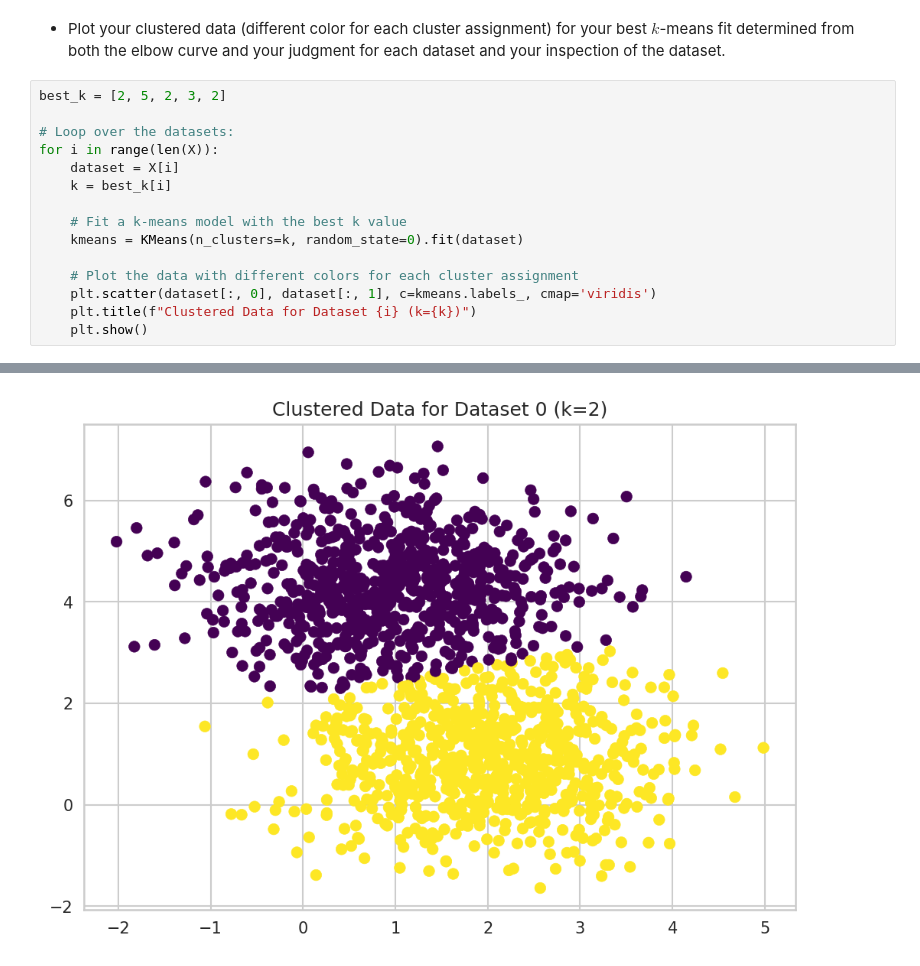
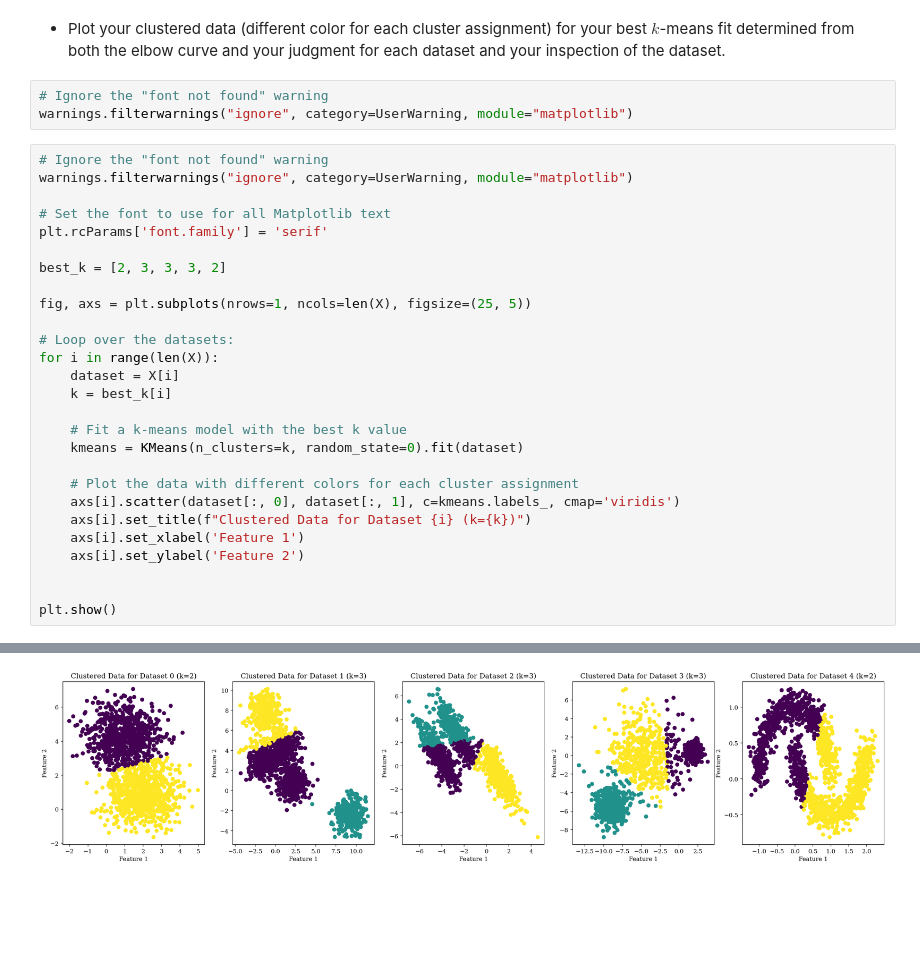
Before and after one commit to srt3264/ml_homework_5, a Jupyter notebook: numer_2_3_real.ipynb, the cells around one changed output, grey strips where cells are left out. Drawn from its saved outputs; the diff is of its cells as text; blank space fills up the shorter version.

```diff
--- a/numer_2_3_real.ipynb
+++ b/numer_2_3_real.ipynb
@@ -165,7 +186,18 @@ Below this paragraph is summarized tabularly.
 # %% [markdown]
 - Plot your clustered data (different color for each cluster assignment) for your best $k$-means fit determined from both the elbow curve and your judgment for each dataset and your inspection of the dataset.
+# %%
+# Ignore the "font not found" warning
+warnings.filterwarnings("ignore", category=UserWarning, module="matplotlib")
 # %%
-best_k = [2, 5, 2, 3, 2]
+# Ignore the "font not found" warning
+warnings.filterwarnings("ignore", category=UserWarning, module="matplotlib")
+
+# Set the font to use for all Matplotlib text
+plt.rcParams['font.family'] = 'serif'
+
+best_k = [2, 3, 3, 3, 2]
+
+fig, axs = plt.subplots(nrows=1, ncols=len(X), figsize=(25, 5))
 
 # Loop over the datasets:
 for i in range(len(X)):
@@ -176,7 +208,11 @@ for i in range(len(X)):
     kmeans = KMeans(n_clusters=k, random_state=0).fit(dataset)
 
     # Plot the data with different colors for each cluster assignment
-    plt.scatter(dataset[:, 0], dataset[:, 1], c=kmeans.labels_, cmap='viridis')
-    plt.title(f"Clustered Data for Dataset {i} (k={k})")
-    plt.show()
+    axs[i].scatter(dataset[:, 0], dataset[:, 1], c=kmeans.labels_, cmap='viridis')
+    axs[i].set_title(f"Clustered Data for Dataset {i} (k={k})")
+    axs[i].set_xlabel('Feature 1')
+    axs[i].set_ylabel('Feature 2')
+
+
+plt.show()
 # %% [output]
@@ -200 +219 @@ findfont: Generic family 'sans-serif' not found because none of the following fa
-[figure, old version]
+[figure, new version]
```
Also changed, not shown: parts of 21 cells of this notebook.
